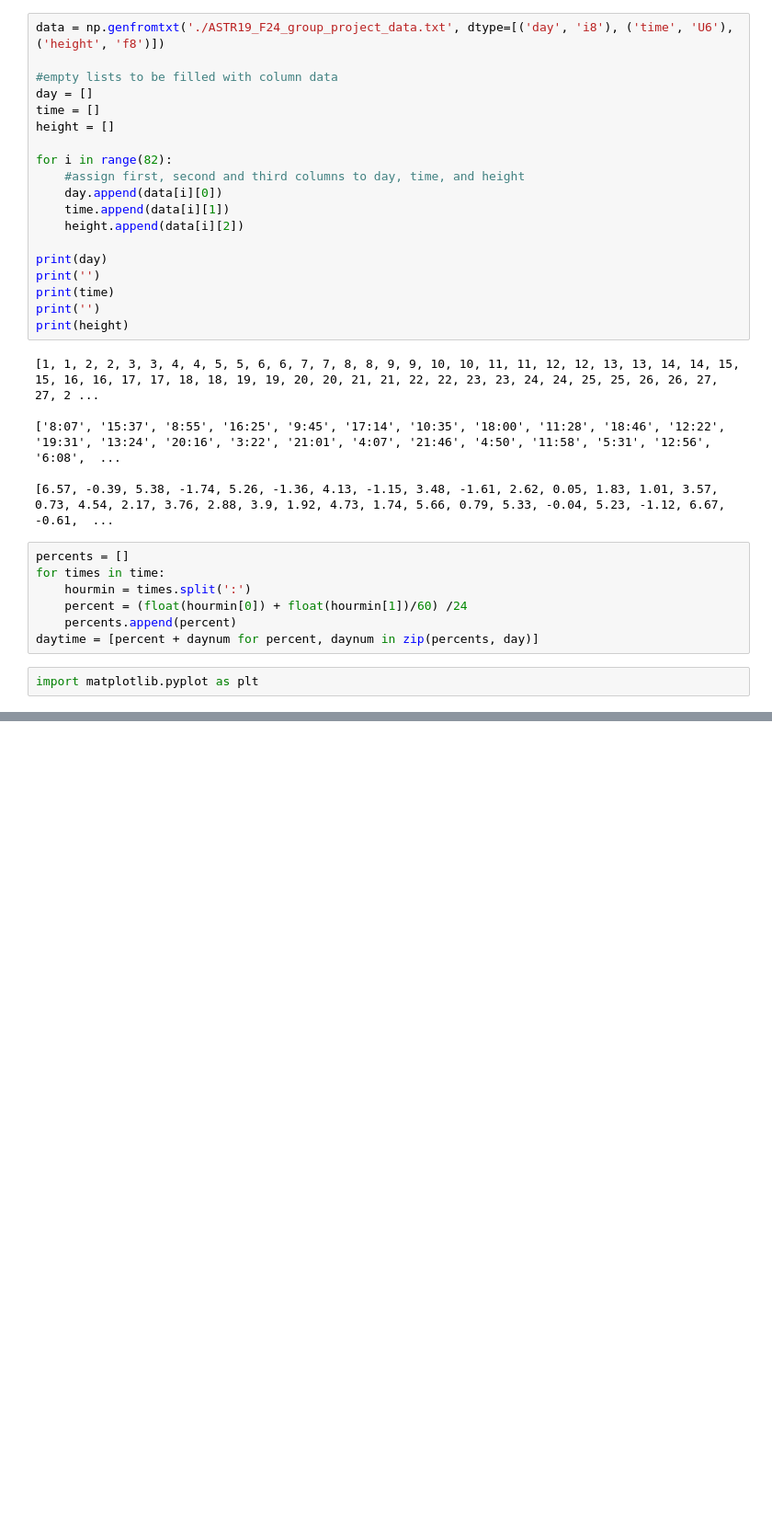
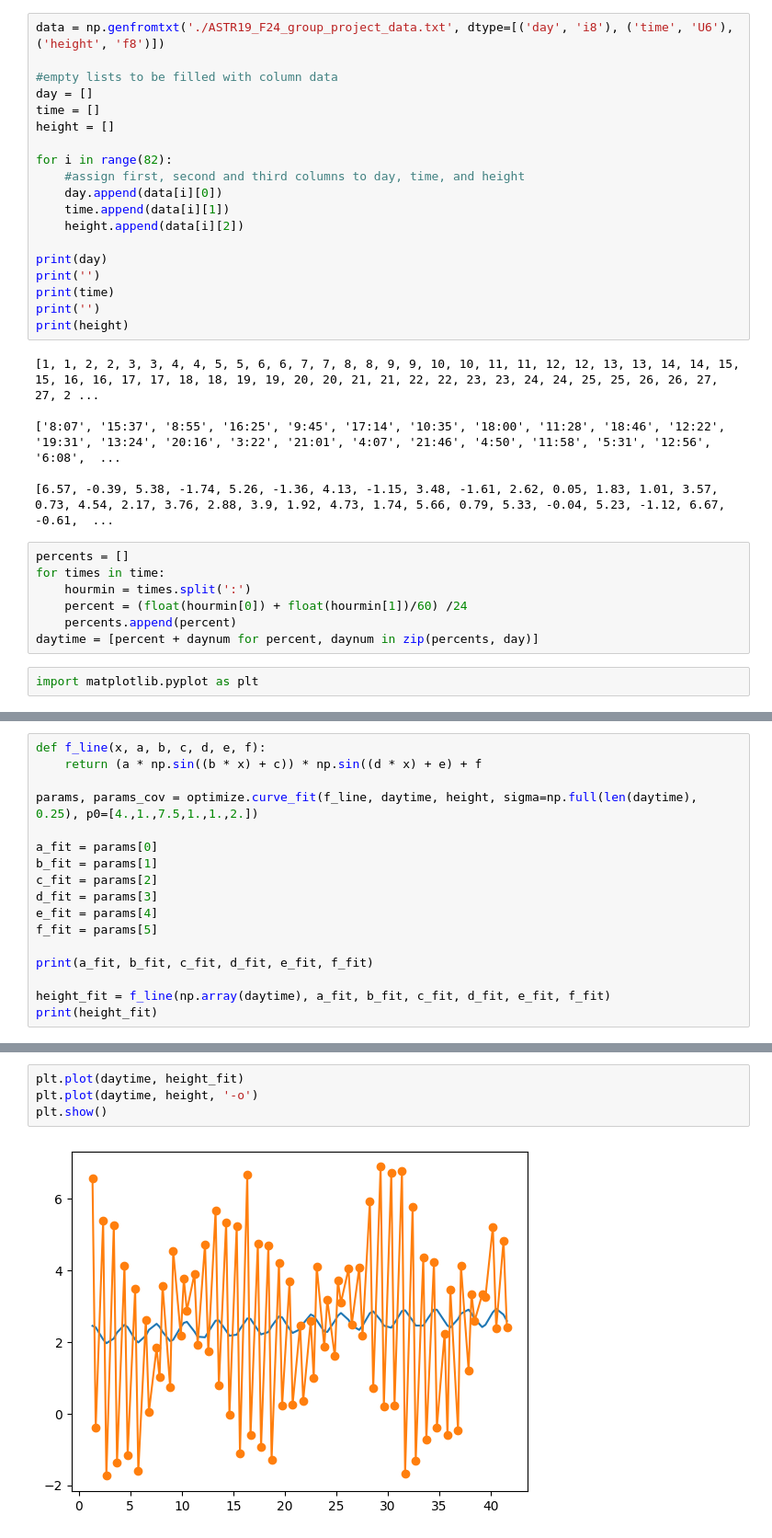
Before and after one commit to tchengsd/astr-group-project, a Jupyter notebook: group_project.ipynb, the cells around one changed output, grey strips where cells are left out. Shown: that part at 92% size. Drawn from its saved outputs; the diff is of its cells as text; blank space fills up the shorter version.

```diff
--- a/group_project.ipynb
+++ b/group_project.ipynb
@@ -46,0 +48,17 @@ plt.show()
+# %%
+def f_line(x, a, b, c, d, e, f):
+    return (a * np.sin((b * x) + c)) * np.sin((d * x) + e) + f
+
+params, params_cov = optimize.curve_fit(f_line, daytime, height, sigma=np.full(len(daytime), 0.25), p0=[4.,1.,7.5,1.,1.,2.])
+
+a_fit = params[0]
+b_fit = params[1]
+c_fit = params[2]
+d_fit = params[3]
+e_fit = params[4]
+f_fit = params[5]
+
+print(a_fit, b_fit, c_fit, d_fit, e_fit, f_fit)
+
+height_fit = f_line(np.array(daytime), a_fit, b_fit, c_fit, d_fit, e_fit, f_fit)
+print(height_fit)
@@ -46,0 +81,6 @@ plt.show()
+# %%
+plt.plot(daytime, height_fit)
+plt.plot(daytime, height, '-o')
+plt.show()
+# %% [output]
+[figure, added]
```
Also changed, not shown: parts of 3 cells of this notebook.
